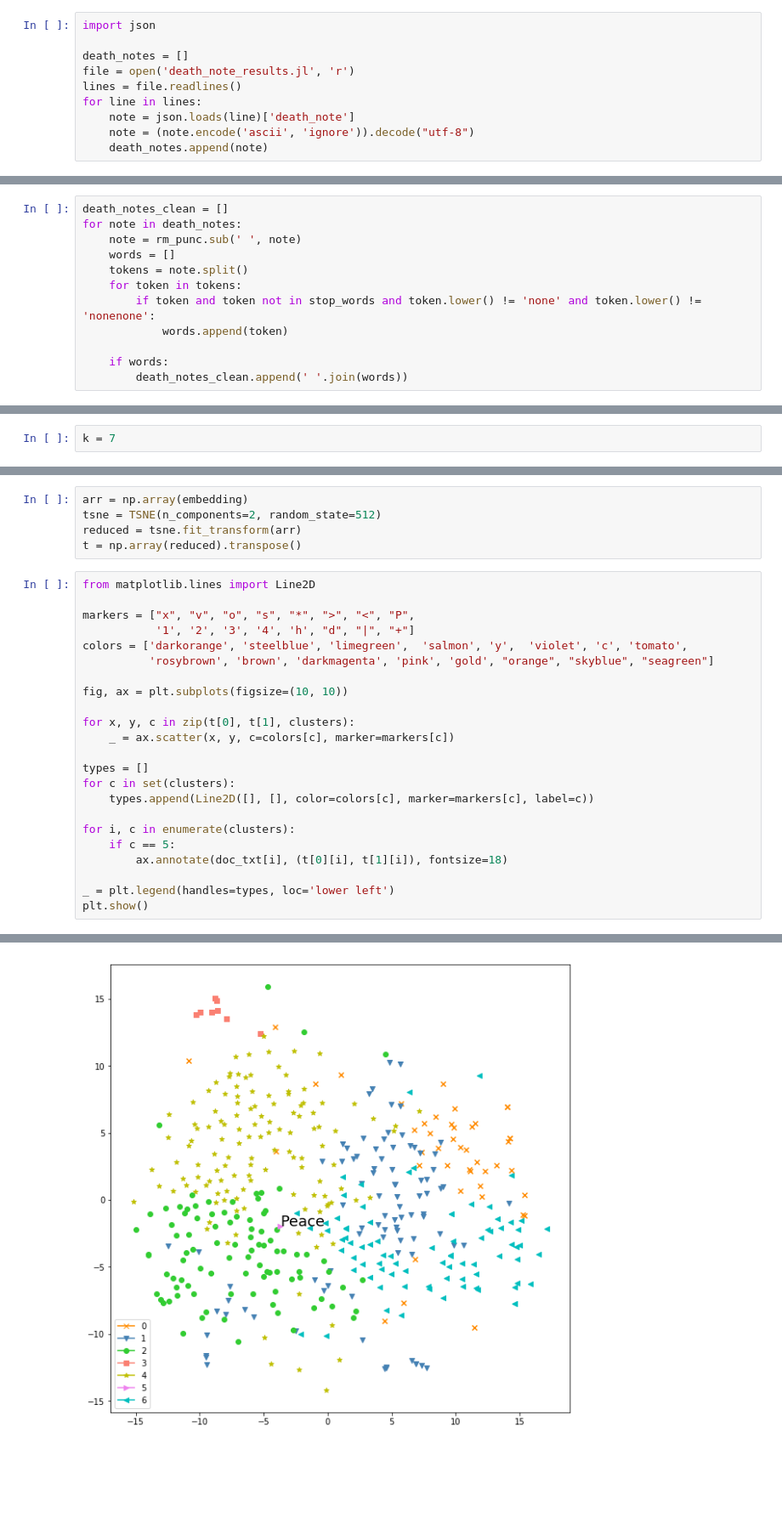
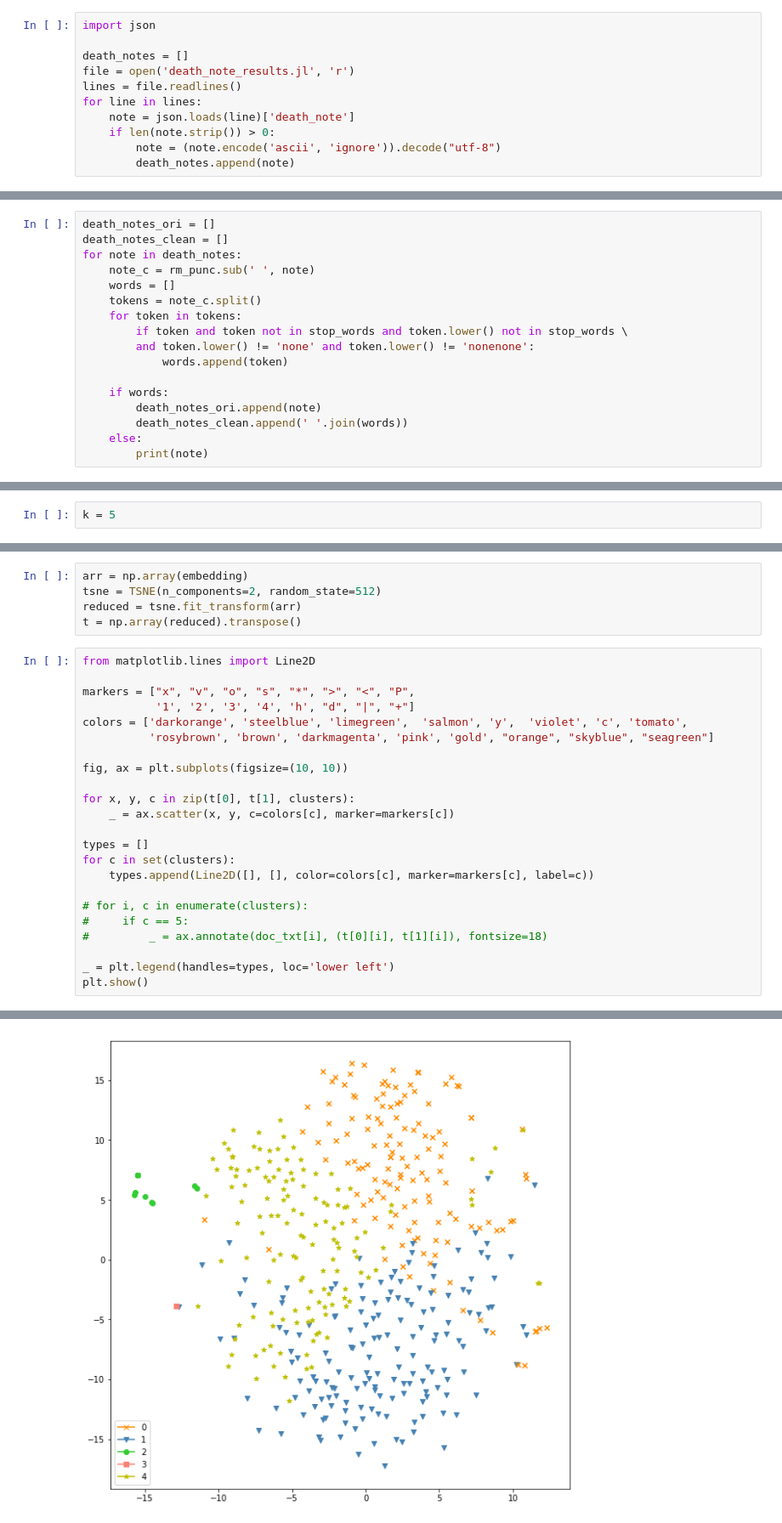
Before and after one commit to dawaraziz/Last_Statement_NLP, a Jupyter notebook: Lucas.ipynb, the cells around one changed output, grey strips where cells are left out. Shown at 85% size. Cells and saved outputs as stored; diff of their text form; blank space fills up the shorter version.

```diff
--- a/Lucas.ipynb
+++ b/Lucas.ipynb
@@ -202,5 +209,6 @@ file = open('death_note_results.jl', 'r')
 lines = file.readlines()
 for line in lines:
     note = json.loads(line)['death_note']
-    note = (note.encode('ascii', 'ignore')).decode("utf-8")
-    death_notes.append(note)
+    if len(note.strip()) > 0:
+        note = (note.encode('ascii', 'ignore')).decode("utf-8")
+        death_notes.append(note)
@@ -226,14 +238,19 @@ import re
 
 rm_punc = re.compile('[^a-zA-Z]')
 # %%
+death_notes_ori = []
 death_notes_clean = []
 for note in death_notes:
-    note = rm_punc.sub(' ', note)
+    note_c = rm_punc.sub(' ', note)
     words = []
-    tokens = note.split()
+    tokens = note_c.split()
     for token in tokens:
-        if token and token not in stop_words and token.lower() != 'none' and token.lower() != 'nonenone':
+        if token and token not in stop_words and token.lower() not in stop_words \
+        and token.lower() != 'none' and token.lower() != 'nonenone':
             words.append(token)
 
     if words:
+        death_notes_ori.append(note)
         death_notes_clean.append(' '.join(words))
+    else:
+        print(note)
@@ -395,5 +445,5 @@ plt.show()
 # %%
-k = 7
+k = 5
 # %%
 np.array(embedding).shape
 # %% [output]
@@ -425,9 +475,9 @@ types = []
 for c in set(clusters):
     types.append(Line2D([], [], color=colors[c], marker=markers[c], label=c))
 
-for i, c in enumerate(clusters):
-    if c == 5:
-        ax.annotate(doc_txt[i], (t[0][i], t[1][i]), fontsize=18)
+# for i, c in enumerate(clusters):
+#     if c == 5:
+#         _ = ax.annotate(doc_txt[i], (t[0][i], t[1][i]), fontsize=18)
 
 _ = plt.legend(handles=types, loc='lower left')
 plt.show()
@@ -436,3 +485,3 @@ Text(-3.69398,-1.95609,'Peace')
-[figure, old version]
+[figure, new version]
 # %%
 for i in range(len(clusters)):
```
Also changed, not shown: parts of 32 cells of this notebook, 1 other file.
